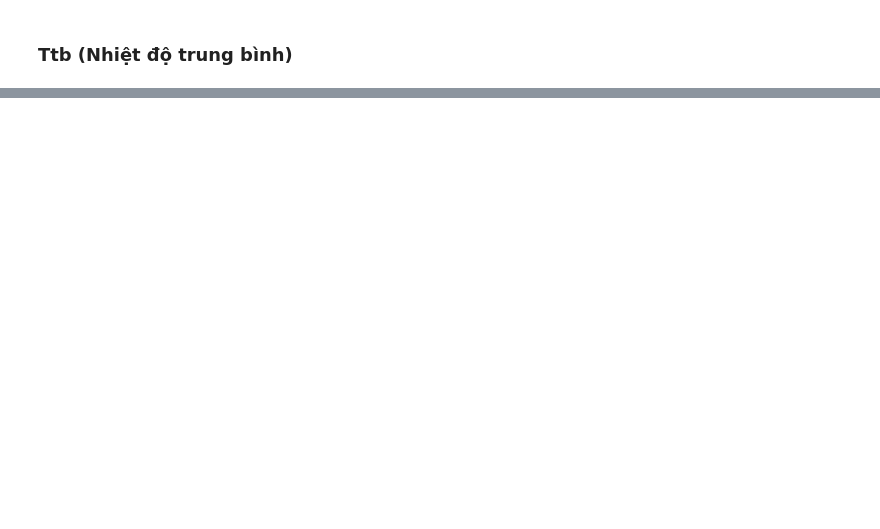
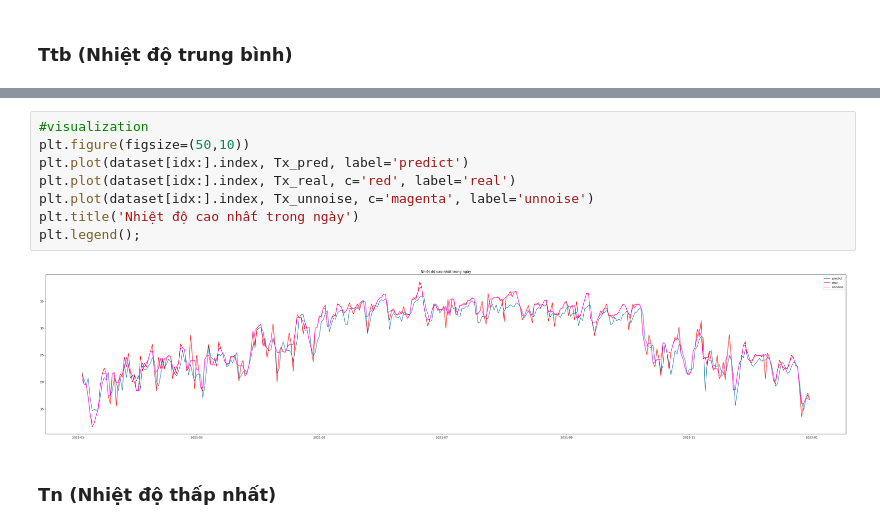
Before and after one commit to nguyenhoanganh2002/Weather-forecast-using-RNN-LSTM, a Jupyter notebook: project/RNN.ipynb, the cells around one changed output, grey strips where cells are left out. Saved outputs shown, nothing was run; the diff lists cells and outputs as text; blank space fills up the shorter version.

```diff
--- a/project/RNN.ipynb
+++ b/project/RNN.ipynb
@@ -217,0 +212,12 @@ plt.legend();
+# %%
+#visualization
+plt.figure(figsize=(50,10))
+plt.plot(dataset[idx:].index, Tx_pred, label='predict')
+plt.plot(dataset[idx:].index, Tx_real, c='red', label='real')
+plt.plot(dataset[idx:].index, Tx_unnoise, c='magenta', label='unnoise')
+plt.title('Nhiệt độ cao nhất trong ngày')
+plt.legend();
+# %% [output]
+[figure, added]
+# %% [markdown]
+### Tn (Nhiệt độ thấp nhất)
```
Also changed, not shown: parts of 39 cells of this notebook, 6 other files.
